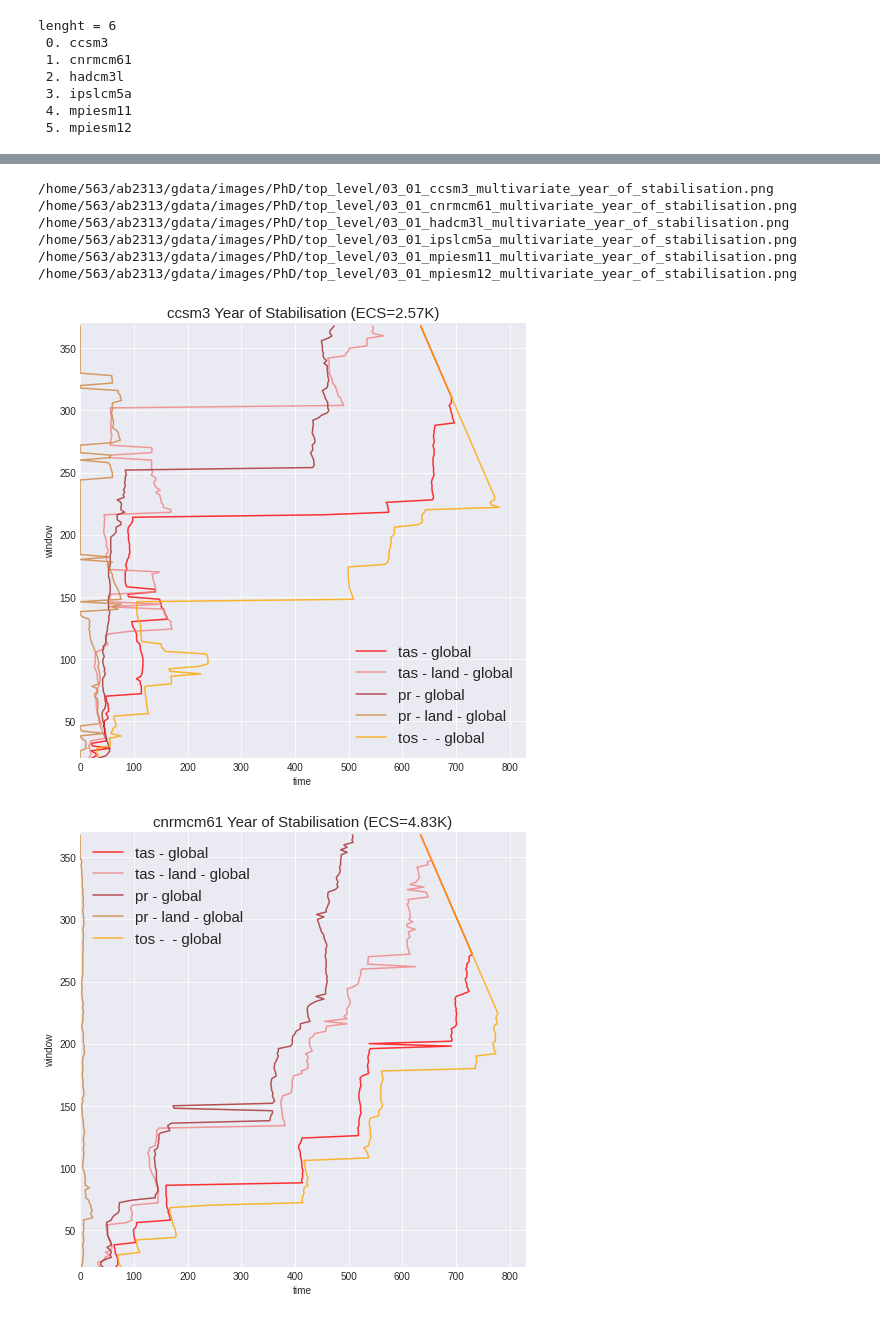
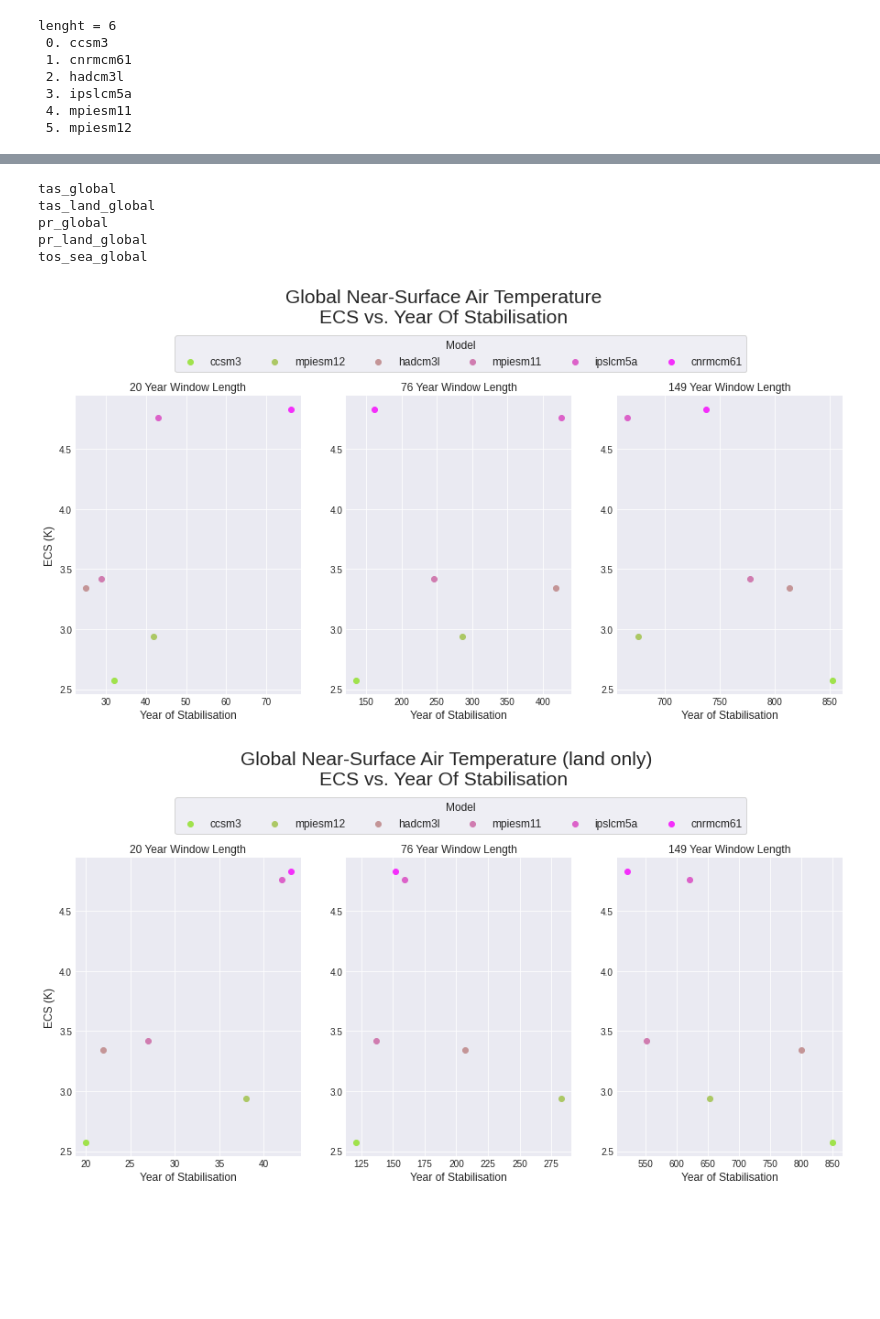
Before and after one commit to alexborowiak/PhD, a Jupyter notebook: longrunmip_03_01_multivariate_mean_analysis.ipynb, the cells around one changed output, grey strips where cells are left out. Drawn from its saved outputs; the diff is of its cells as text; code cells hidden in the pictures; blank space fills up the shorter version.

```diff
--- a/longrunmip_03_01_multivariate_mean_analysis.ipynb
+++ b/longrunmip_03_01_multivariate_mean_analysis.ipynb
@@ -191,0 +132,3 @@ def plot_year_of_stability(ds, varible_to_loop: str):
+# %%
+stable_year_ds = sn.get_dataset_stable_year_multi_window(unstable_sn_ds)
+stable_year_ds
@@ -199,0 +174,16 @@ fig.savefig(save_name, dpi=200, bboox_inches='tight')
+# %%
+def scatter_ecs_vs_stabilisation_year(fig, ax, da: xr.DataArray, marker='o'):
+    '''
+    Scatter plot of the ECS vs the year of stability for a model
+
+    '''
+
+    MODEL_ECS = {model: value['ECS'] for model, value in constants.MODEL_PARAMS.items()
+                if model in da.model.values}
+
+    for model in list(MODEL_ECS):
+        pt = [float(da.sel(model=model).time.values), MODEL_ECS[model]]
+        ax.scatter(*pt, label=model, c = constants.MODEL_PARAMS[model]['color'], marker=marker)
+
+    ax.set_title(f'{str(da.window.values)} Year Window Length', fontsize=12)
+    ax.set_xlabel('Year of Stabilisation', size=12)
@@ -199,0 +217,9 @@ fig.savefig(save_name, dpi=200, bboox_inches='tight')
+# %%
+variable = 'tas_global'
+fig, axes = ecs_vs_year_or_stabilisation_multipannel(
+            stable_year_ds.sel(variable=variable), constants.WINDOWS_OF_INTEREST, variable)
+
+save_name = os.path.join(
+    constants.IMAGE_SAVE_DIR_TOP_LEVEL,
+    f'{notebook_number}_{variable}_ecs_vs_stable_year_scatter.png')
+fig.savefig(save_name, dpi=200, bbox_inches='tight')
@@ -200,16 +228,18 @@ fig.savefig(save_name, dpi=200, bboox_inches='tight')
 # %%
-for model in stable_year_ds.model.values:
-    fig, ax = plot_year_of_stability(stable_year_ds.sel(model=model), 'variable')
-    save_name = os.path.join(constants.IMAGE_SAVE_DIR_TOP_LEVEL,
-                             f'{notebook_number}_{model}_multivariate_year_of_stabilisation.png')
-    print(save_name)
-    fig.savefig(save_name, dpi=200, bboox_inches='tight')
+for variable in stable_year_ds.variable.values:
+    print(variable)
+    fig, axes = ecs_vs_year_or_stabilisation_multipannel(
+                stable_year_ds.sel(variable=variable), constants.WINDOWS_OF_INTEREST, variable)
+
+    save_name = os.path.join(
+        constants.IMAGE_SAVE_DIR_TOP_LEVEL,
+        f'{notebook_number}_{variable}_ecs_vs_stable_year_scatter.png')
+    fig.savefig(save_name, dpi=200, bbox_inches='tight')
 # %% [output]
-/home/563/ab2313/gdata/images/PhD/top_level/03_01_ccsm3_multivariate_year_of_stabilisation.png
-/home/563/ab2313/gdata/images/PhD/top_level/03_01_cnrmcm61_multivariate_year_of_stabilisation.png
-/home/563/ab2313/gdata/images/PhD/top_level/03_01_hadcm3l_multivariate_year_of_stabilisation.png
-/home/563/ab2313/gdata/images/PhD/top_level/03_01_ipslcm5a_multivariate_year_of_stabilisation.png
-/home/563/ab2313/gdata/images/PhD/top_level/03_01_mpiesm11_multivariate_year_of_stabilisation.png
-/home/563/ab2313/gdata/images/PhD/top_level/03_01_mpiesm12_multivariate_year_of_stabilisation.png
+tas_global
+tas_land_global
+pr_global
+pr_land_global
+tos_sea_global
-[figure, old version]
+[figure, new version]
-[figure, old version]
+[figure, new version]
```
Also changed, not shown: parts of 22 cells of this notebook, 15 other files.
